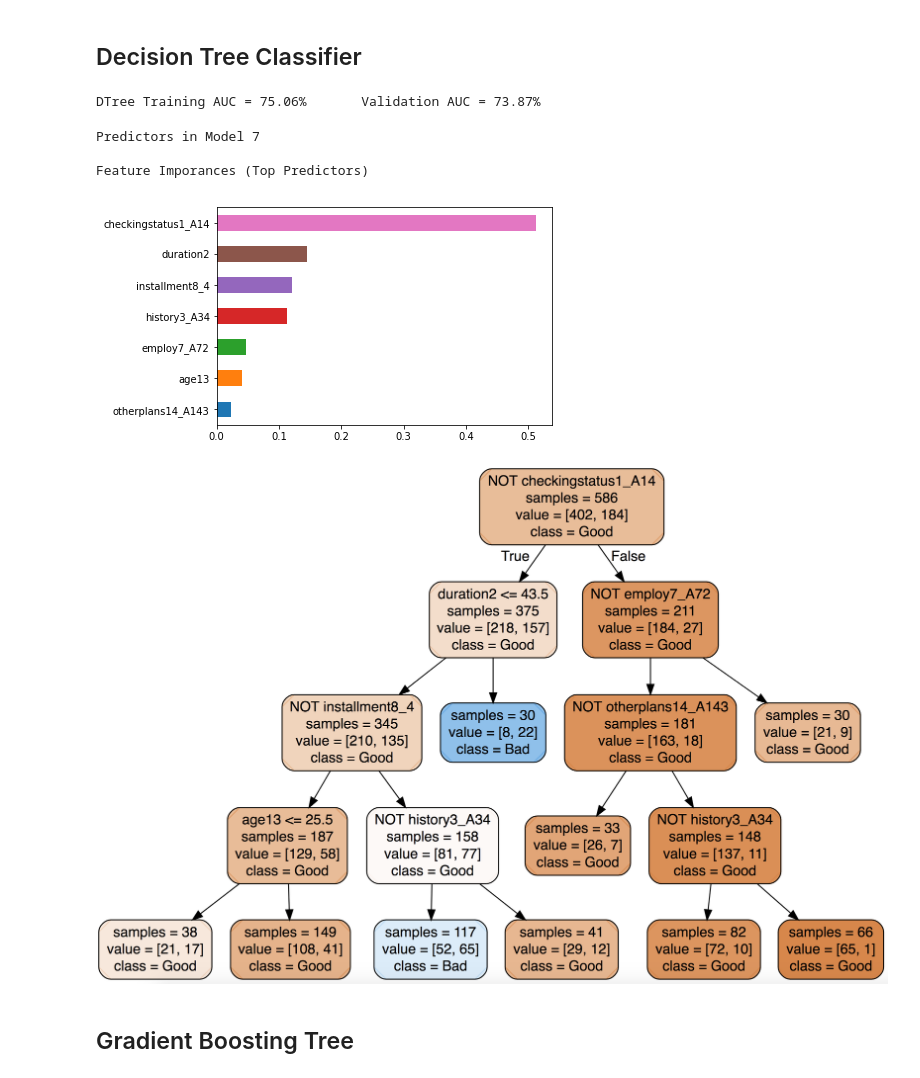
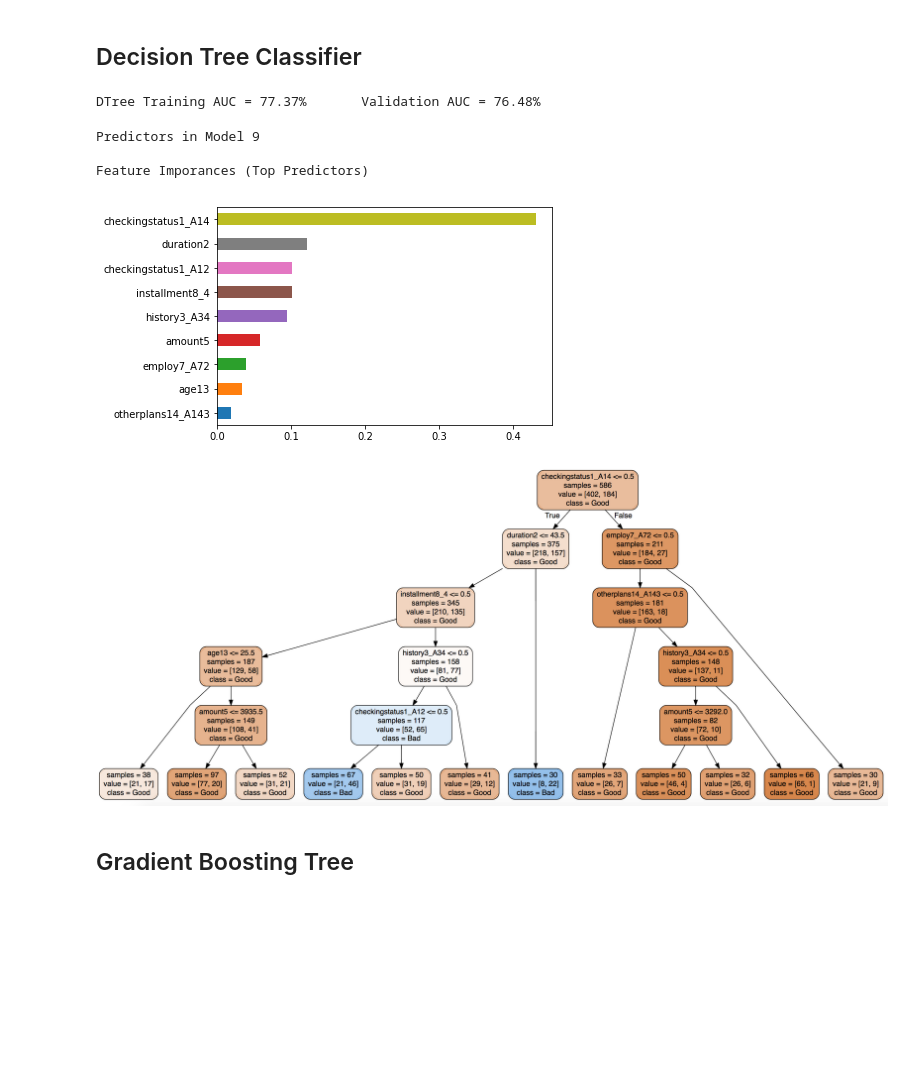
Before and after one commit to ispapadakis/GermanCredit, a Jupyter notebook: GermanCredit_sklearn.ipynb, the cells around one changed output. Saved outputs shown, nothing was run; the diff lists cells and outputs as text; code cells hidden in the pictures; blank space fills up the shorter version.

Commit message:
Enhanced Models
Changed Perturbation Analysis
Changed Model Fits

```diff
--- a/GermanCredit_sklearn.ipynb
+++ b/GermanCredit_sklearn.ipynb
@@ -59,8 +59,9 @@ X_test_std  = scaler.transform(X_test)
 from sklearn.tree import DecisionTreeClassifier
 from sklearn.metrics import roc_auc_score
 
-dt = DecisionTreeClassifier(max_depth=4, min_samples_leaf=30,
-                           min_impurity_decrease=.0001)
+dt = DecisionTreeClassifier(max_depth=5, min_samples_leaf=30,
+                           min_impurity_decrease=.0001,
+                           random_state=18)
 dt.fit(X_train, y_train)
 
 y_pred_dt = dt.predict_proba(X_test)[:, 1]
@@ -70,7 +71,7 @@ print('DTree Training AUC = {:.2%}       Validation AUC = {:.2%}'.format(
     roc_auc_score(y_train, y_est_dt),
     roc_auc_score(y_test, y_pred_dt)))
 # %% [output]
-DTree Training AUC = 75.06%       Validation AUC = 73.87%
+DTree Training AUC = 77.37%       Validation AUC = 76.48%
 # %%
 fi = pd.Series(dt.feature_importances_,index=predictors)
 fi = fi[fi>0]
@@ -78,24 +79,25 @@ print('Predictors in Model',len(fi))
 print('\nFeature Imporances (Top Predictors)')
 _ = fi.sort_values().plot.barh()
 # %% [output]
-Predictors in Model 7
+Predictors in Model 9
 
 Feature Imporances (Top Predictors)
-[figure, old version]
+[figure, new version]
 # %%
 from sklearn.tree import export_graphviz
 from IPython.display import Image
 
 tree_graph = export_graphviz(dt,out_file=None,
     impurity = False,
+    leaves_parallel=True,
     feature_names = predictors,
     class_names = ['Good', 'Bad'],
     rounded = True,
     filled= True )
 #print(tree_graph)
-Image("../GermanCredit/GermanCredit_DTree3.png")
+Image("../GermanCredit/GermanCreditDTree.png")
 # %% [output]
-[figure, old version]
+[figure, new version]
 # %% [markdown]
 ## Gradient Boosting Tree
 # %% [markdown]
```
Also changed, not shown: parts of 28 cells of this notebook, 5 other files.
